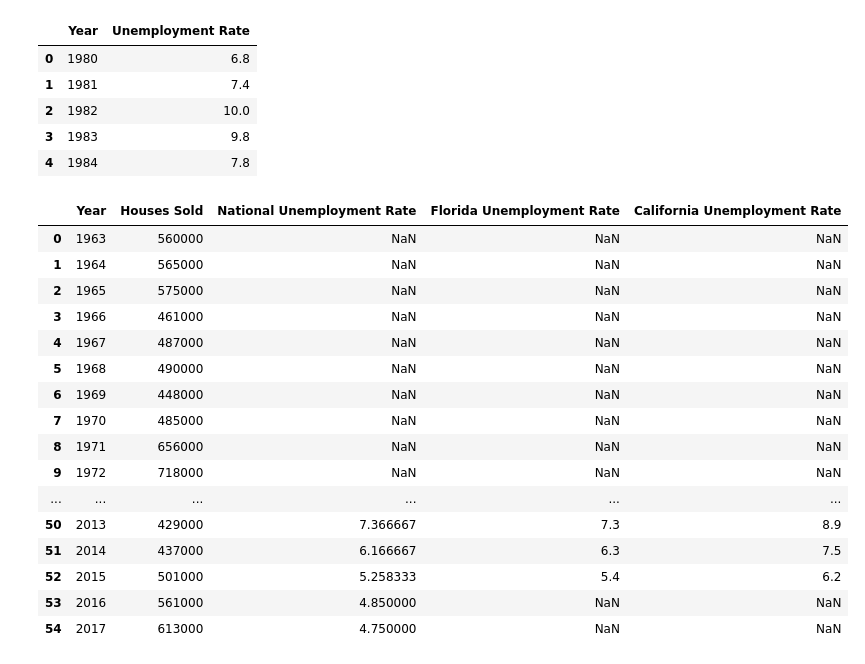
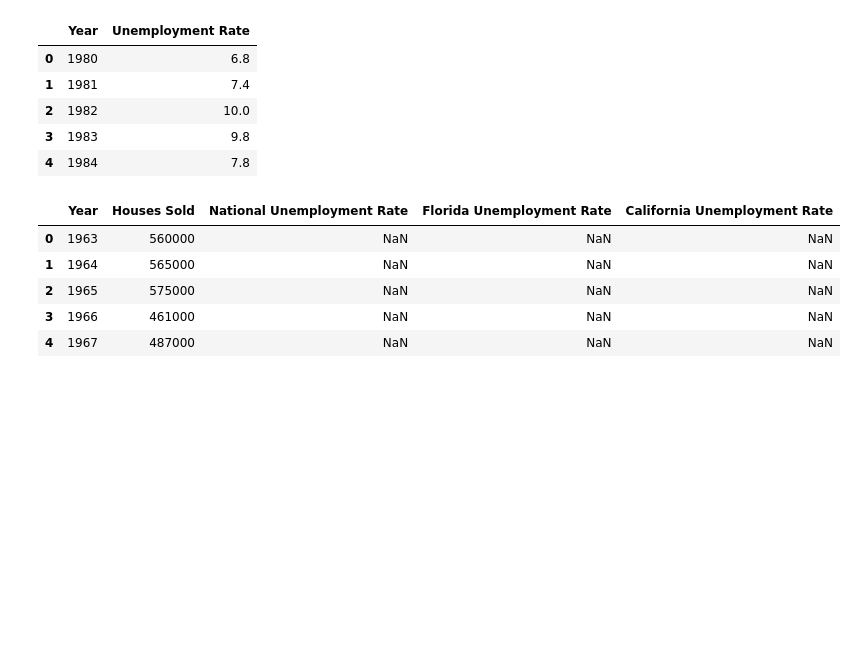
Before and after one commit to CarlosCocuy/ProjectRepo, a Jupyter notebook: fannie_mae_api.ipynb, the cells around one changed output. Cells and saved outputs as stored; diff of their text form; code cells hidden in the pictures; blank space fills up the shorter version.

```diff
--- a/fannie_mae_api.ipynb
+++ b/fannie_mae_api.ipynb
@@ -80,25 +81,14 @@ ca_data.head()
 # %%
 ca_fl_unemploy_data = pd.merge(add_fl_df, ca_data, on="Year", how="outer")
 ca_fl_unemploy_data = ca_fl_unemploy_data.rename(index=str, columns={'Unemployment Rate': 'California Unemployment Rate'})
-ca_fl_unemploy_data
+ca_fl_unemploy_data.head()
 # %% [output]
 |  | Year | Houses Sold | National Unemployment Rate | Florida Unemployment Rate | California Unemployment Rate |
 | 0 | 1963 | 560000 | NaN | NaN | NaN |
 | 1 | 1964 | 565000 | NaN | NaN | NaN |
 | 2 | 1965 | 575000 | NaN | NaN | NaN |
 | 3 | 1966 | 461000 | NaN | NaN | NaN |
 | 4 | 1967 | 487000 | NaN | NaN | NaN |
-| 5 | 1968 | 490000 | NaN | NaN | NaN |
-| 6 | 1969 | 448000 | NaN | NaN | NaN |
-| 7 | 1970 | 485000 | NaN | NaN | NaN |
-| 8 | 1971 | 656000 | NaN | NaN | NaN |
-| 9 | 1972 | 718000 | NaN | NaN | NaN |
-| ... | ... | ... | ... | ... | ... |
-| 50 | 2013 | 429000 | 7.366667 | 7.3 | 8.9 |
-| 51 | 2014 | 437000 | 6.166667 | 6.3 | 7.5 |
-| 52 | 2015 | 501000 | 5.258333 | 5.4 | 6.2 |
-| 53 | 2016 | 561000 | 4.850000 | NaN | NaN |
-| 54 | 2017 | 613000 | 4.750000 | NaN | NaN |
 # %%
 
 ca_fl_unemploy_data.plot("Year", ["Florida Unemployment Rate","National Unemployment Rate", "California Unemployment Rate"], kind="line")
```
Also changed, not shown: parts of 2 cells of this notebook, 2 other files.
